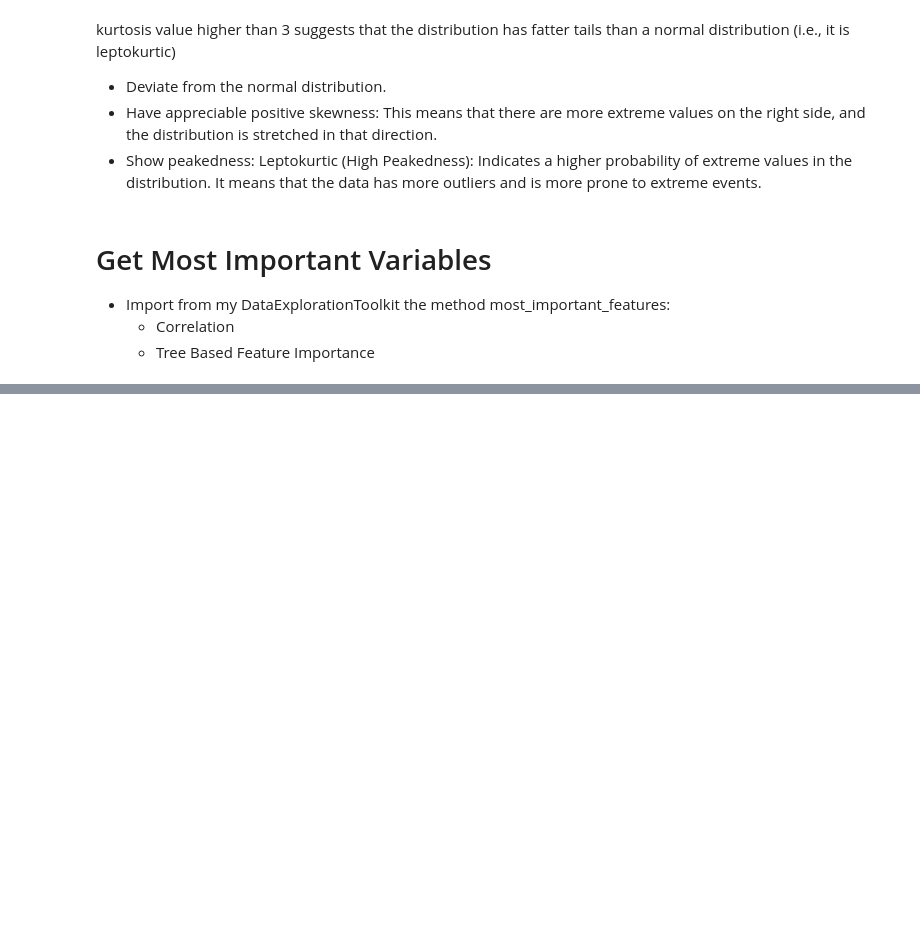
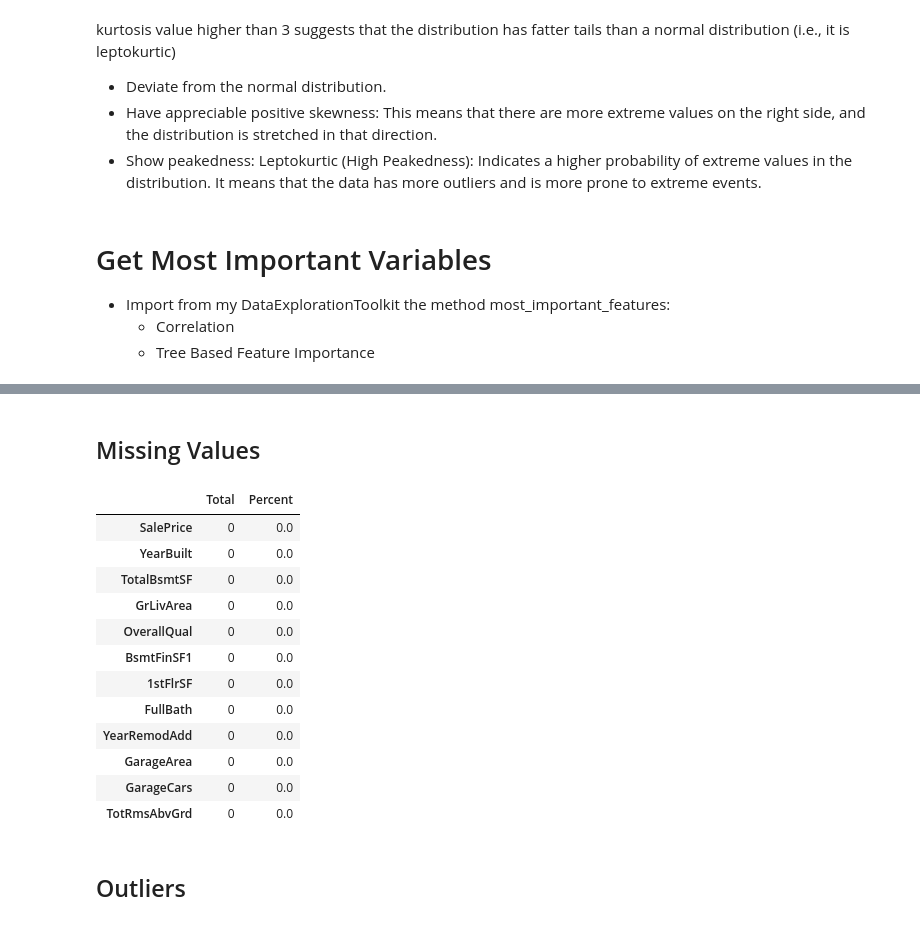
Before and after one commit to PJGPFCosta/DataExploration, a Jupyter notebook: Comprehensive Data Exploration/1-Initial.ipynb, the cells around one changed output, grey strips where cells are left out. Saved outputs shown, nothing was run; the diff lists cells and outputs as text; code cells hidden in the pictures; blank space fills up the shorter version.

```diff
--- a/Comprehensive Data Exploration/1-Initial.ipynb
+++ b/Comprehensive Data Exploration/1-Initial.ipynb
@@ -149,0 +150,26 @@ plt.show()
+# %% [markdown]
+## Missing Values
+# %%
+#missing data
+total = subset_df.isnull().sum().sort_values(ascending=False)
+percent = (subset_df.isnull().sum()/subset_df.isnull().count()).sort_values(ascending=False)
+missing_data = pd.concat([total, percent], axis=1, keys=['Total', 'Percent'])
+missing_data
+
+#There are no missing data for the features that we will use
+# %% [output]
+|  | Total | Percent |
+| SalePrice | 0 | 0.0 |
+| YearBuilt | 0 | 0.0 |
+| TotalBsmtSF | 0 | 0.0 |
+| GrLivArea | 0 | 0.0 |
+| OverallQual | 0 | 0.0 |
+| BsmtFinSF1 | 0 | 0.0 |
+| 1stFlrSF | 0 | 0.0 |
+| FullBath | 0 | 0.0 |
+| YearRemodAdd | 0 | 0.0 |
+| GarageArea | 0 | 0.0 |
+| GarageCars | 0 | 0.0 |
+| TotRmsAbvGrd | 0 | 0.0 |
+# %% [markdown]
+## Outliers
```
Also changed, not shown: parts of 11 cells of this notebook.
